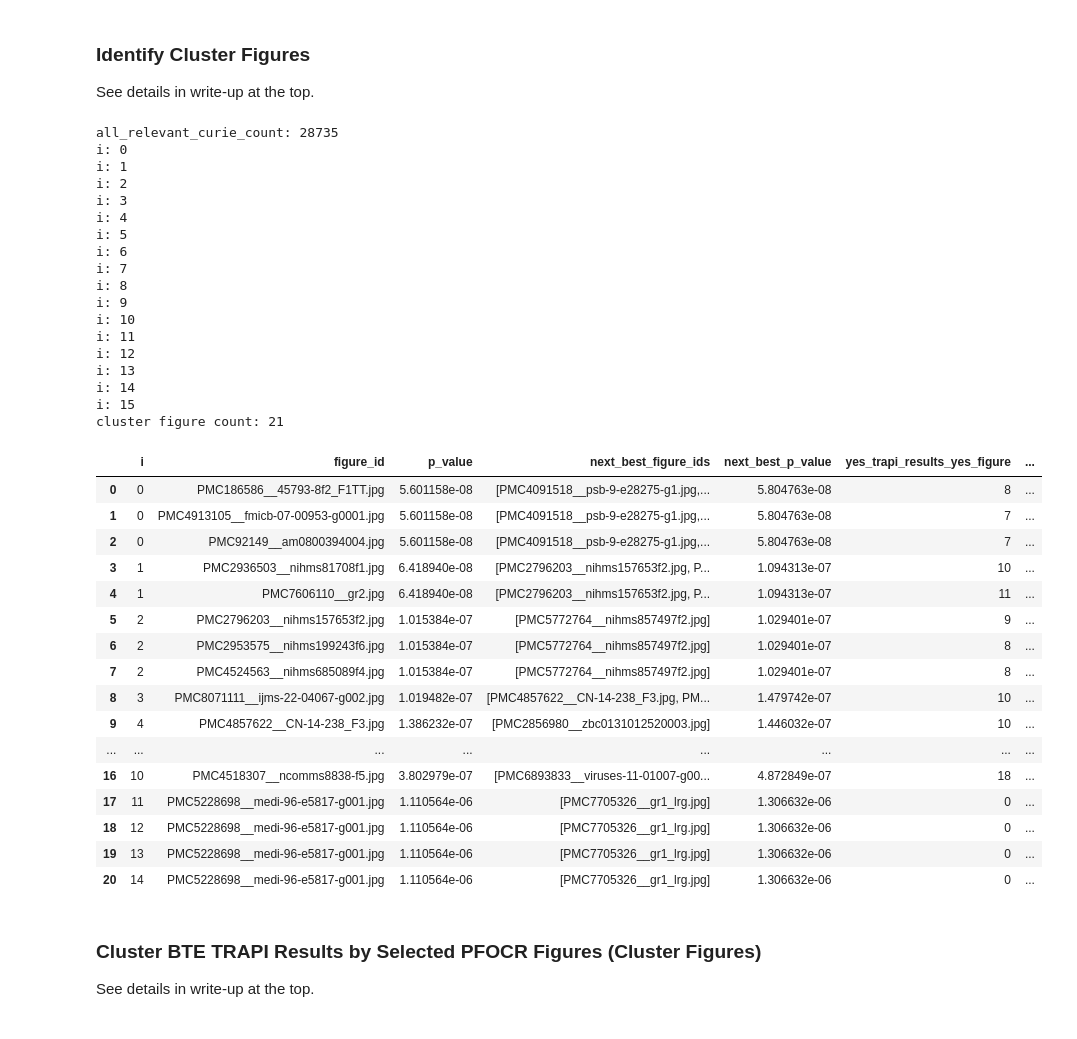
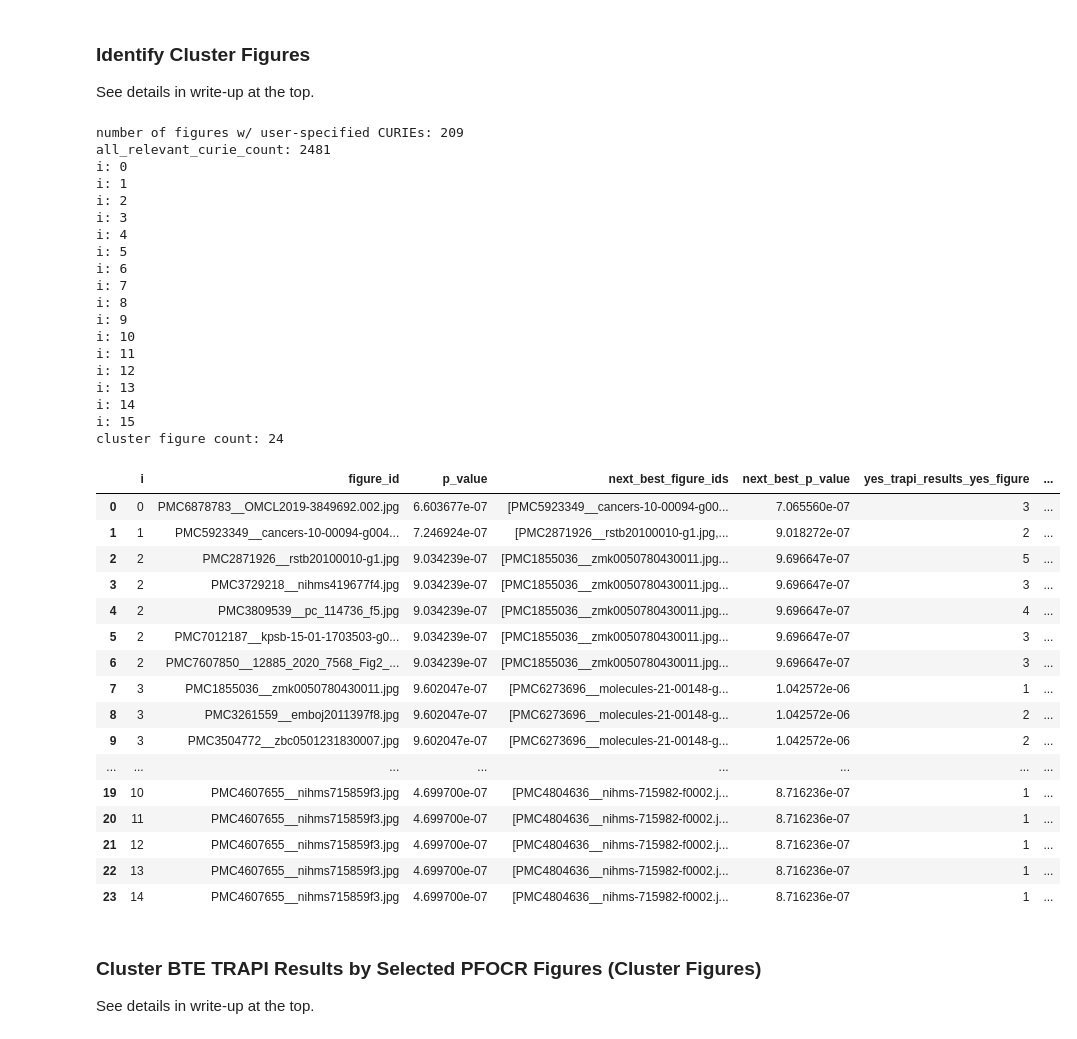
Before and after one commit to wikipathways/pathway-figure-ocr, a Jupyter notebook: notebooks/bte_clustering.ipynb, the cells around one changed output. Drawn from its saved outputs; the diff is of its cells as text; code cells hidden in the pictures.

```diff
--- a/notebooks/bte_clustering.ipynb
+++ b/notebooks/bte_clustering.ipynb
@@ -725,71 +725,72 @@ def get_next_cluster_figures(
 
 
 # don't worry whether cluster figure has user-specified IDs
+#relevant_figure_curie_df = figure_curie_df[figure_curie_df["category"].isin(
+#    list(relevant_pfocr_categories)
+#)]
+# only use cluster figures that have the user-specified ids
+figures_with_user_specified_ids = set(
+    figure_curie_df[
+        figure_curie_df["curie"].isin(user_specified_ids)
+    ]["figure_id"]
+)
+print(f'number of figures w/ user-specified CURIEs: {len(figures_with_user_specified_ids)}')
 relevant_figure_curie_df = figure_curie_df[figure_curie_df["category"].isin(
     list(relevant_pfocr_categories)
+) & figure_curie_df["figure_id"].isin(
+    figures_with_user_specified_ids
 )]
-# only use cluster figures that have the user-specified ids
-#figures_with_user_specified_ids = set(
-#    figure_curie_df[
-#        figure_curie_df["curie"].isin(user_specified_ids)
-#    ]["figure_id"]
-#)
-#print(f'number of figures w/ user-specified CURIEs: {len(figures_with_user_specified_ids)}')
-#relevant_figure_curie_df = figure_curie_df[figure_curie_df["category"].isin(
-#    list(relevant_pfocr_categories)
-#) & figure_curie_df["figure_id"].isin(
-#    figures_with_user_specified_ids
-#)]
 
 all_relevant_curie_count = len(set(
     relevant_figure_curie_df["curie"].drop_duplicates()
 ))
 print(f'all_relevant_curie_count: {all_relevant_curie_count}')
 
 cluster_figure_ids_out = get_next_cluster_figures(
     all_relevant_curie_count,
     relevant_figure_curie_df,
     trapi_results_unified_curies,
 )
 print(f'cluster figure count: {len(cluster_figure_ids_out)}')
 cluster_figure_df = pd.DataFrame.from_records(cluster_figure_data)
 cluster_figure_df
 # %% [output]
-all_relevant_curie_count: 28735
+number of figures w/ user-specified CURIEs: 209
+all_relevant_curie_count: 2481
 i: 0
 i: 1
 i: 2
 i: 3
 i: 4
 i: 5
 i: 6
 i: 7
 i: 8
 i: 9
 i: 10
 i: 11
 i: 12
 i: 13
 i: 14
 i: 15
-cluster figure count: 21
+cluster figure count: 24
 |  | i | figure_id | p_value | next_best_figure_ids | next_best_p_value | yes_trapi_results_yes_figure | ... |
-| 0 | 0 | PMC186586__45793-8f2_F1TT.jpg | 5.601158e-08 | [PMC4091518__psb-9-e28275-g1.jpg,... | 5.804763e-08 | 8 | ... |
-| 1 | 0 | PMC4913105__fmicb-07-00953-g0001.jpg | 5.601158e-08 | [PMC4091518__psb-9-e28275-g1.jpg,... | 5.804763e-08 | 7 | ... |
-| 2 | 0 | PMC92149__am0800394004.jpg | 5.601158e-08 | [PMC4091518__psb-9-e28275-g1.jpg,... | 5.804763e-08 | 7 | ... |
-| 3 | 1 | PMC2936503__nihms81708f1.jpg | 6.418940e-08 | [PMC2796203__nihms157653f2.jpg, P... | 1.094313e-07 | 10 | ... |
-| 4 | 1 | PMC7606110__gr2.jpg | 6.418940e-08 | [PMC2796203__nihms157653f2.jpg, P... | 1.094313e-07 | 11 | ... |
-| 5 | 2 | PMC2796203__nihms157653f2.jpg | 1.015384e-07 | [PMC5772764__nihms857497f2.jpg] | 1.029401e-07 | 9 | ... |
-| 6 | 2 | PMC2953575__nihms199243f6.jpg | 1.015384e-07 | [PMC5772764__nihms857497f2.jpg] | 1.029401e-07 | 8 | ... |
-| 7 | 2 | PMC4524563__nihms685089f4.jpg | 1.015384e-07 | [PMC5772764__nihms857497f2.jpg] | 1.029401e-07 | 8 | ... |
-| 8 | 3 | PMC8071111__ijms-22-04067-g002.jpg | 1.019482e-07 | [PMC4857622__CN-14-238_F3.jpg, PM... | 1.479742e-07 | 10 | ... |
-| 9 | 4 | PMC4857622__CN-14-238_F3.jpg | 1.386232e-07 | [PMC2856980__zbc0131012520003.jpg] | 1.446032e-07 | 10 | ... |
+| 0 | 0 | PMC6878783__OMCL2019-3849692.002.jpg | 6.603677e-07 | [PMC5923349__cancers-10-00094-g00... | 7.065560e-07 | 3 | ... |
+| 1 | 1 | PMC5923349__cancers-10-00094-g004... | 7.246924e-07 | [PMC2871926__rstb20100010-g1.jpg,... | 9.018272e-07 | 2 | ... |
+| 2 | 2 | PMC2871926__rstb20100010-g1.jpg | 9.034239e-07 | [PMC1855036__zmk0050780430011.jpg... | 9.696647e-07 | 5 | ... |
+| 3 | 2 | PMC3729218__nihms419677f4.jpg | 9.034239e-07 | [PMC1855036__zmk0050780430011.jpg... | 9.696647e-07 | 3 | ... |
+| 4 | 2 | PMC3809539__pc_114736_f5.jpg | 9.034239e-07 | [PMC1855036__zmk0050780430011.jpg... | 9.696647e-07 | 4 | ... |
+| 5 | 2 | PMC7012187__kpsb-15-01-1703503-g0... | 9.034239e-07 | [PMC1855036__zmk0050780430011.jpg... | 9.696647e-07 | 3 | ... |
+| 6 | 2 | PMC7607850__12885_2020_7568_Fig2_... | 9.034239e-07 | [PMC1855036__zmk0050780430011.jpg... | 9.696647e-07 | 3 | ... |
+| 7 | 3 | PMC1855036__zmk0050780430011.jpg | 9.602047e-07 | [PMC6273696__molecules-21-00148-g... | 1.042572e-06 | 1 | ... |
+| 8 | 3 | PMC3261559__emboj2011397f8.jpg | 9.602047e-07 | [PMC6273696__molecules-21-00148-g... | 1.042572e-06 | 2 | ... |
+| 9 | 3 | PMC3504772__zbc0501231830007.jpg | 9.602047e-07 | [PMC6273696__molecules-21-00148-g... | 1.042572e-06 | 2 | ... |
 | ... | ... | ... | ... | ... | ... | ... | ... |
-| 16 | 10 | PMC4518307__ncomms8838-f5.jpg | 3.802979e-07 | [PMC6893833__viruses-11-01007-g00... | 4.872849e-07 | 18 | ... |
-| 17 | 11 | PMC5228698__medi-96-e5817-g001.jpg | 1.110564e-06 | [PMC7705326__gr1_lrg.jpg] | 1.306632e-06 | 0 | ... |
-| 18 | 12 | PMC5228698__medi-96-e5817-g001.jpg | 1.110564e-06 | [PMC7705326__gr1_lrg.jpg] | 1.306632e-06 | 0 | ... |
-| 19 | 13 | PMC5228698__medi-96-e5817-g001.jpg | 1.110564e-06 | [PMC7705326__gr1_lrg.jpg] | 1.306632e-06 | 0 | ... |
-| 20 | 14 | PMC5228698__medi-96-e5817-g001.jpg | 1.110564e-06 | [PMC7705326__gr1_lrg.jpg] | 1.306632e-06 | 0 | ... |
+| 19 | 10 | PMC4607655__nihms715859f3.jpg | 4.699700e-07 | [PMC4804636__nihms-715982-f0002.j... | 8.716236e-07 | 1 | ... |
+| 20 | 11 | PMC4607655__nihms715859f3.jpg | 4.699700e-07 | [PMC4804636__nihms-715982-f0002.j... | 8.716236e-07 | 1 | ... |
+| 21 | 12 | PMC4607655__nihms715859f3.jpg | 4.699700e-07 | [PMC4804636__nihms-715982-f0002.j... | 8.716236e-07 | 1 | ... |
+| 22 | 13 | PMC4607655__nihms715859f3.jpg | 4.699700e-07 | [PMC4804636__nihms-715982-f0002.j... | 8.716236e-07 | 1 | ... |
+| 23 | 14 | PMC4607655__nihms715859f3.jpg | 4.699700e-07 | [PMC4804636__nihms-715982-f0002.j... | 8.716236e-07 | 1 | ... |
 # %% [markdown]
 ### Cluster BTE TRAPI Results by Selected PFOCR Figures (Cluster Figures)
 
```
Also changed, not shown: parts of 6 cells of this notebook.
